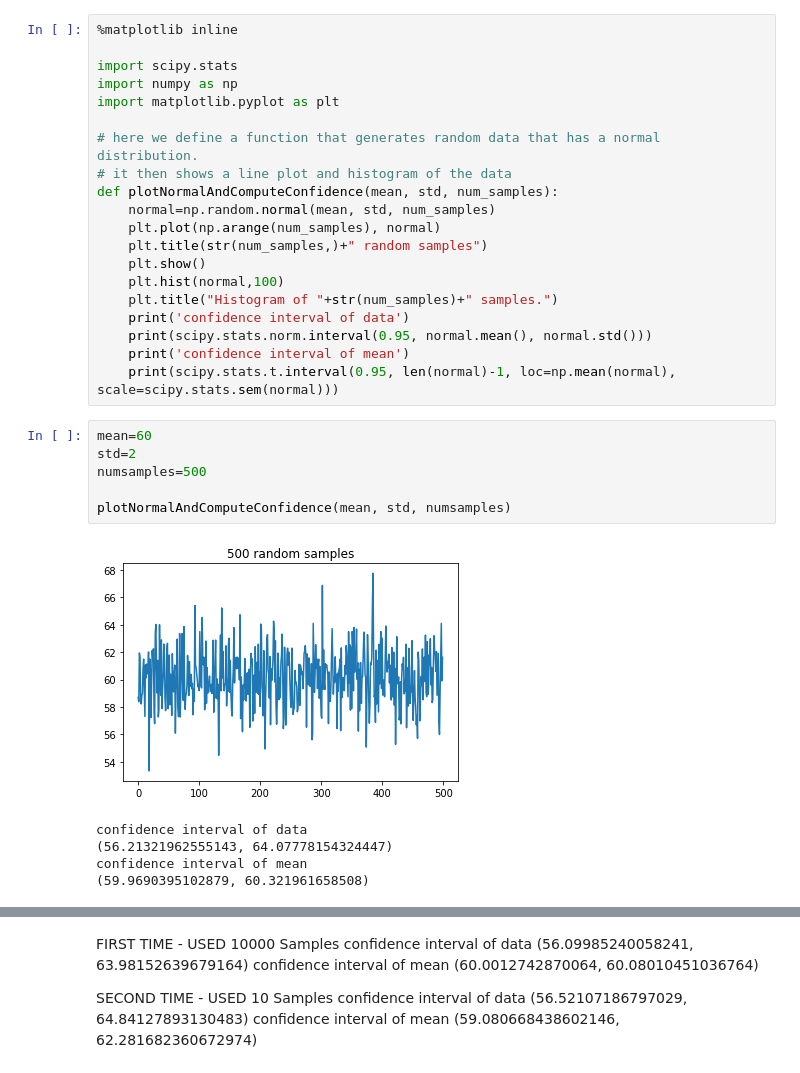
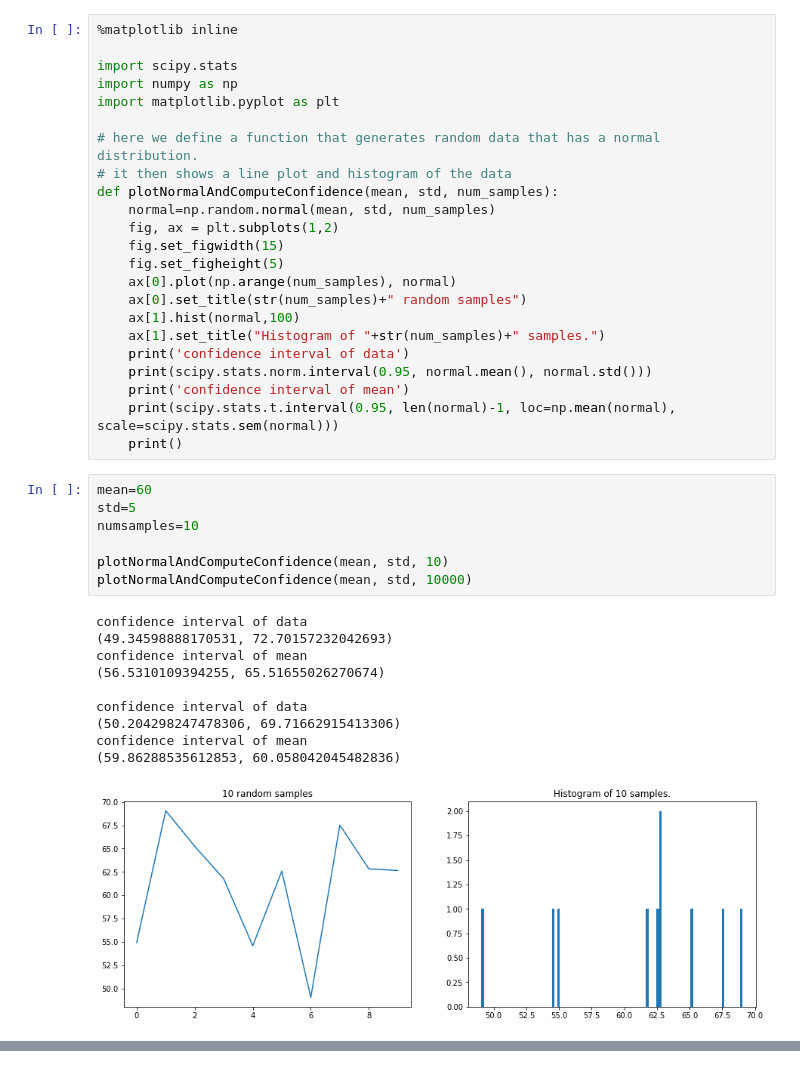
Before and after one commit to bnorthan/inf-428-data-analytics-online, a Jupyter notebook: python/notebooks/statistics/NormalDistributionAndConfidenceInterval.ipynb, the cells around one changed output, grey strips where cells are left out. Cells and saved outputs as stored; diff of their text form.

```diff
--- a/python/notebooks/statistics/NormalDistributionAndConfidenceInterval.ipynb
+++ b/python/notebooks/statistics/NormalDistributionAndConfidenceInterval.ipynb
@@ -9,24 +9,33 @@ import matplotlib.pyplot as plt
 # it then shows a line plot and histogram of the data
 def plotNormalAndComputeConfidence(mean, std, num_samples):
     normal=np.random.normal(mean, std, num_samples)
-    plt.plot(np.arange(num_samples), normal)
-    plt.title(str(num_samples,)+" random samples")
-    plt.show()
-    plt.hist(normal,100)
-    plt.title("Histogram of "+str(num_samples)+" samples.")
+    fig, ax = plt.subplots(1,2)
+    fig.set_figwidth(15)
+    fig.set_figheight(5)
+    ax[0].plot(np.arange(num_samples), normal)
+    ax[0].set_title(str(num_samples)+" random samples")
+    ax[1].hist(normal,100)
+    ax[1].set_title("Histogram of "+str(num_samples)+" samples.")
     print('confidence interval of data')
     print(scipy.stats.norm.interval(0.95, normal.mean(), normal.std()))
     print('confidence interval of mean')
     print(scipy.stats.t.interval(0.95, len(normal)-1, loc=np.mean(normal), scale=scipy.stats.sem(normal)))
+    print()
 # %%
 mean=60
-std=2
-numsamples=500
+std=5
+numsamples=10
 
-plotNormalAndComputeConfidence(mean, std, numsamples)
+plotNormalAndComputeConfidence(mean, std, 10)
+plotNormalAndComputeConfidence(mean, std, 10000)
 # %% [output]
+confidence interval of data
+(49.34598888170531, 72.70157232042693)
+confidence interval of mean
+(56.5310109394255, 65.51655026270674)
+
+confidence interval of data
+(50.204298247478306, 69.71662915413306)
+confidence interval of mean
+(59.86288535612853, 60.058042045482836)
-[figure, old version]
+[figure, new version]
-confidence interval of data
-(56.21321962555143, 64.07778154324447)
-confidence interval of mean
-(59.9690395102879, 60.321961658508)
@@ -34,12 +42,0 @@ confidence interval of mean
-# %% [markdown]
-FIRST TIME - USED 10000 Samples
-confidence interval of data
-(56.09985240058241, 63.98152639679164)
-confidence interval of mean
-(60.0012742870064, 60.08010451036764)
-
-SECOND TIME - USED 10 Samples
-confidence interval of data
-(56.52107186797029, 64.84127893130483)
-confidence interval of mean
-(59.080668438602146, 62.281682360672974)
```
Also changed, not shown: parts of 9 cells of this notebook, 13 other files.
